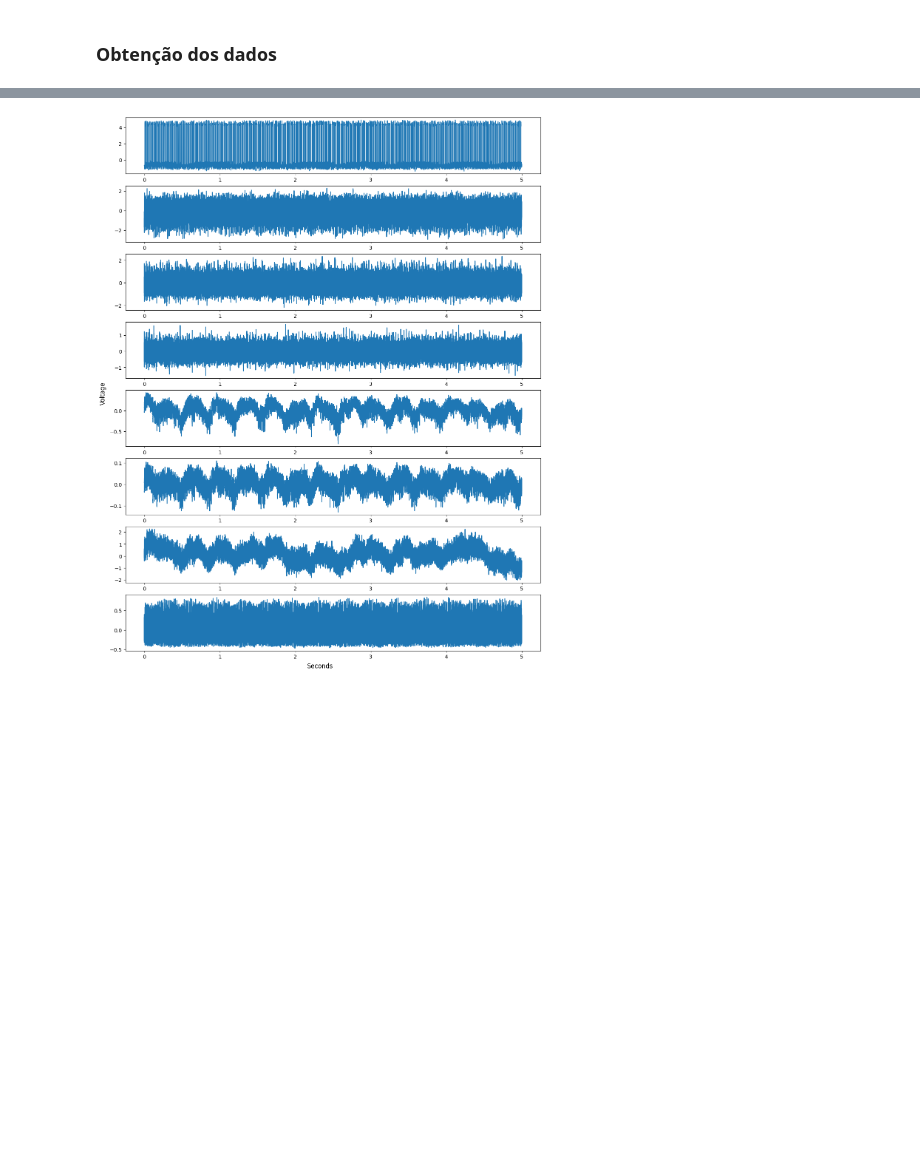
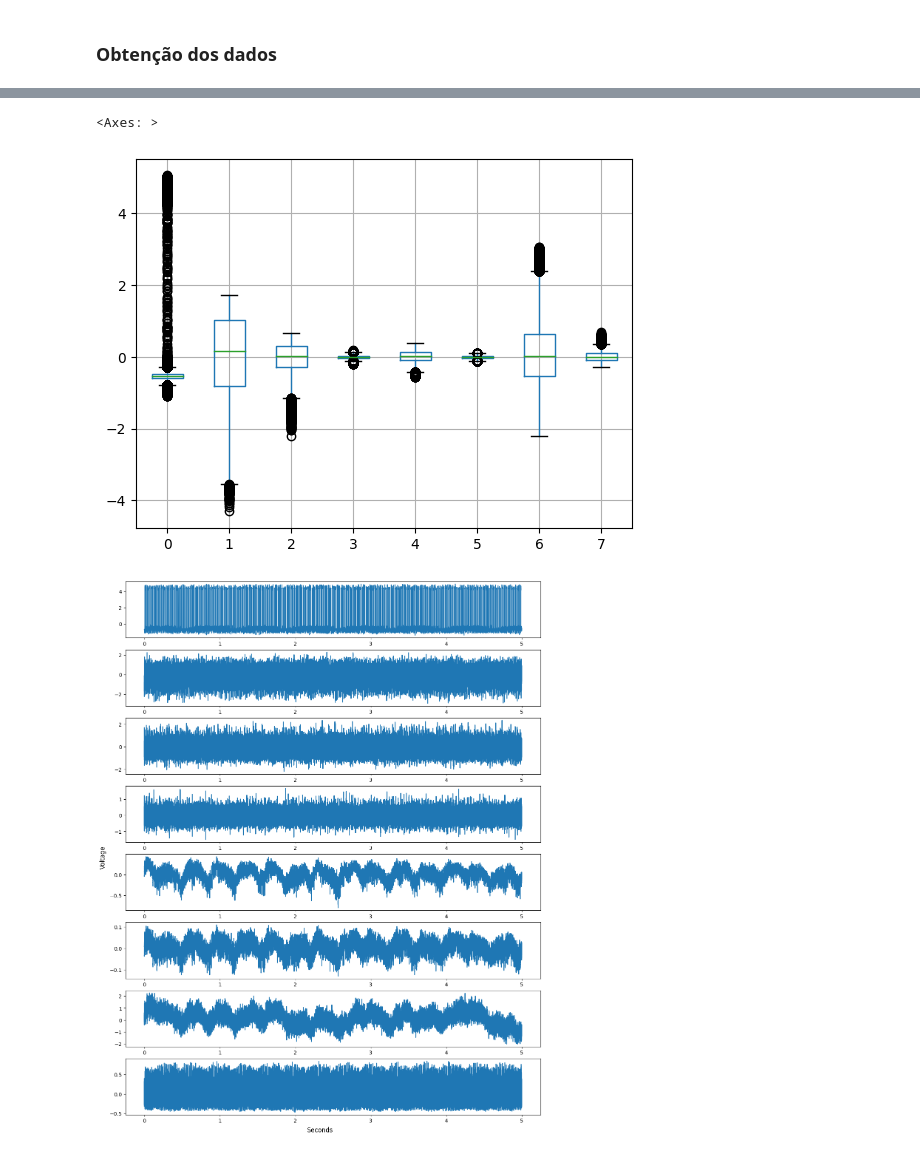
Before and after one commit to ricardo-faria/data-science-tcc, a Jupyter notebook: main.ipynb, the cells around one changed output, grey strips where cells are left out. Saved outputs shown, nothing was run; the diff lists cells and outputs as text; code cells hidden in the pictures; blank space fills up the shorter version.

```diff
--- a/main.ipynb
+++ b/main.ipynb
@@ -125,3 +115,9 @@ os.remove('/content/drive/MyDrive/Colab Notebooks/data science/data-science-tcc/
+# %%
+normal_imbalance = pd.read_csv(BASE_PATH + '/data/imbalance/15g/13.312.csv', header=None)
+normal_imbalance.boxplot()
+# %% [output]
+<Axes: >
+[figure, added]
 # %%
 def dataReader(path_names):
     data = []
```
Also changed, not shown: parts of 47 cells of this notebook.
